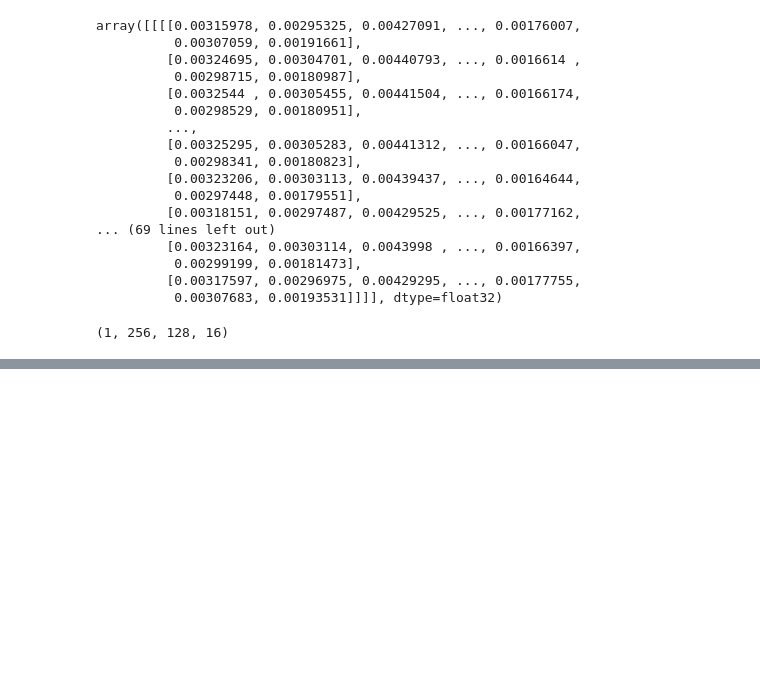
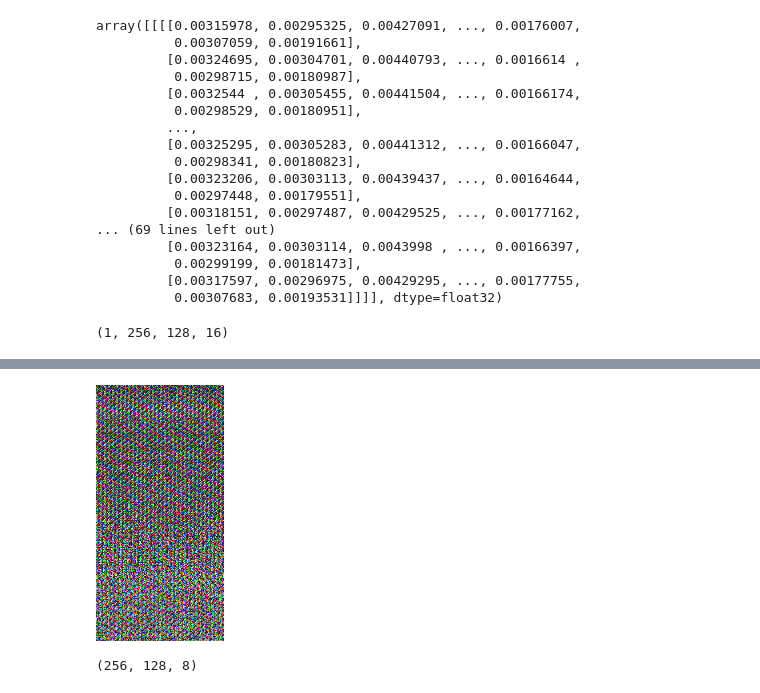
Before and after one commit to sangeetNSK/ChargridTF-GPU, a Jupyter notebook: Copy_of_ChargridTF.ipynb, the cells around one changed output, grey strips where cells are left out. Cells and saved outputs as stored; diff of their text form; code cells hidden in the pictures; blank space fills up the shorter version.

```diff
--- a/Copy_of_ChargridTF.ipynb
+++ b/Copy_of_ChargridTF.ipynb
@@ -606,0 +619,12 @@ display(PIL_image)
+# %%
+from PIL import Image
+from IPython.display import display
+import numpy as np
+
+#PIL_image = Image.fromarray(np.uint8(out[2])).convert('RGB')
+#PIL_image = Image.fromarray(out[2].astype('uint8'), 'RGB')
+
+PIL_image= Image.fromarray(array,"RGB")
+display(PIL_image)
+# %% [output]
+[figure, added]
@@ -606,0 +633,4 @@ display(PIL_image)
+# %%
+array1.shape
+# %% [output]
+(256, 128, 8)
```
Also changed, not shown: parts of 14 cells of this notebook.
